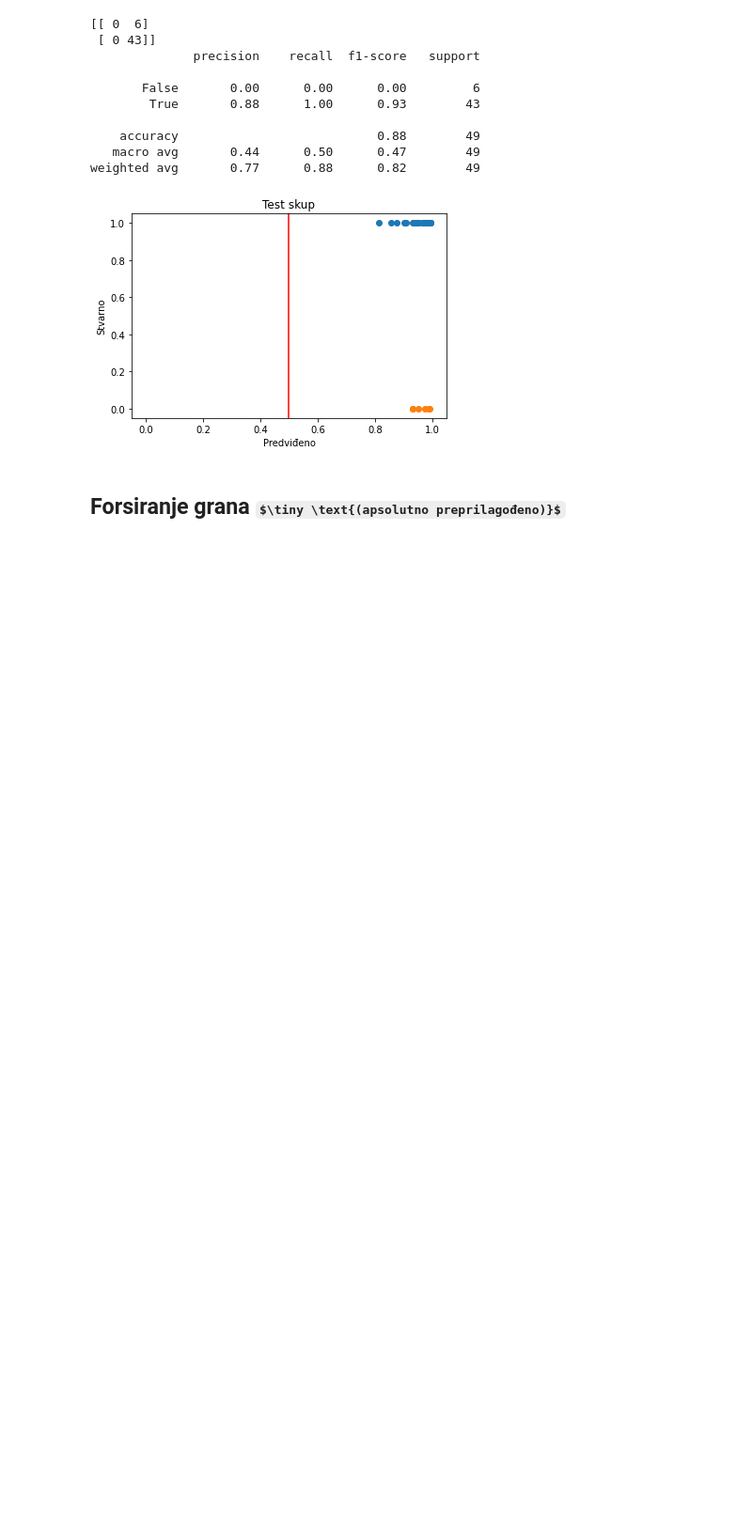
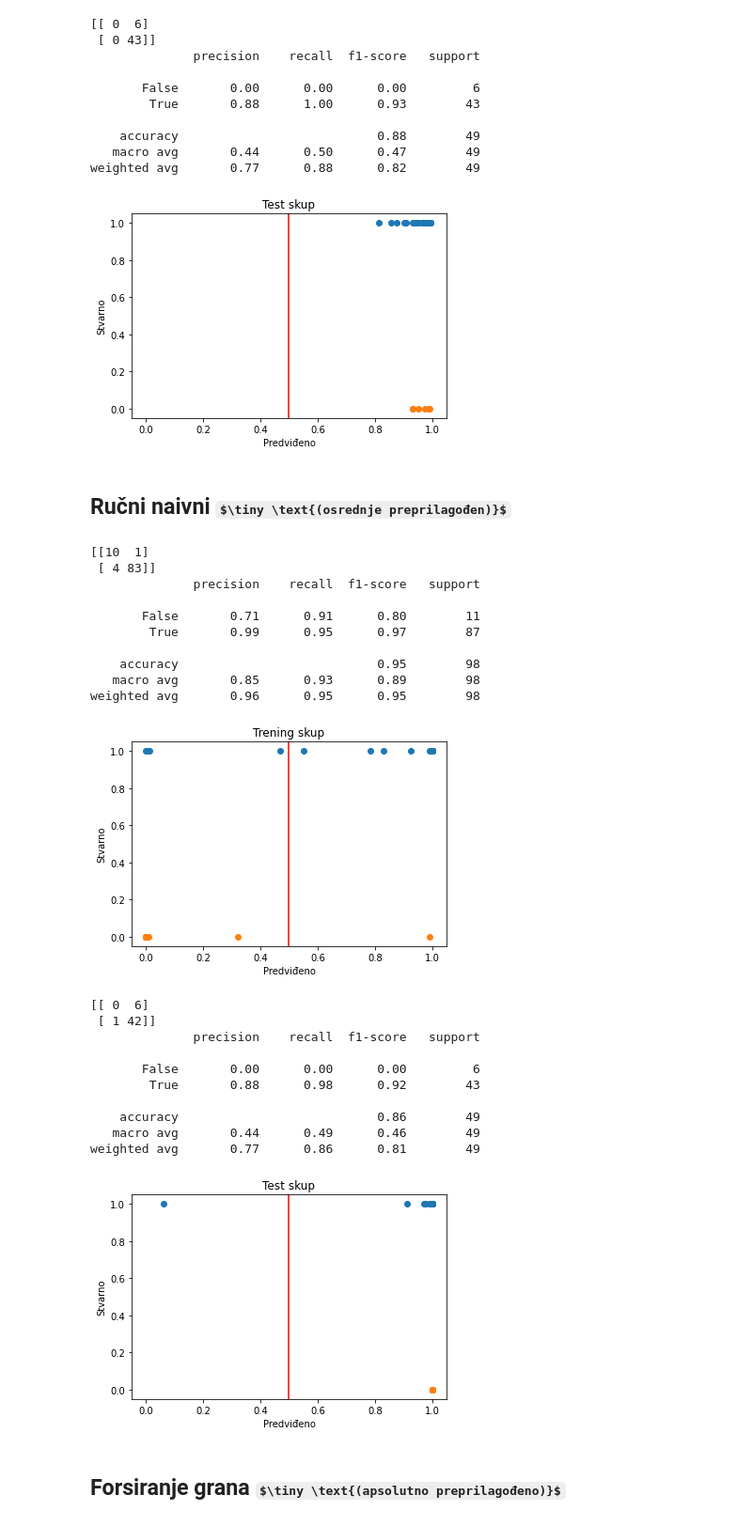
Before and after one commit to matfija/Elektrokonverzija, a Jupyter notebook: elektrobajes.ipynb, the cells around one changed output. Shown at 94% size. Drawn from its saved outputs; the diff is of its cells as text; code cells hidden in the pictures; some formulas as TeX source; blank space fills up the shorter version.

```diff
--- a/elektrobajes.ipynb
+++ b/elektrobajes.ipynb
@@ -208,6 +208,75 @@ nacrtaj(testx, testy, 'Test skup')
    macro avg       0.44      0.50      0.47        49
 weighted avg       0.77      0.88      0.82        49
 [figure]
+# %% [markdown]
+## Ručni naivni $\tiny \text{(osrednje preprilagođen)}$
+# %%
+from functools import reduce
+from operator import mul
+
+prod = lambda niz: reduce(mul, niz, 1)
+norm = lambda dic: (np.array([*dic.values()]) / np.sum(np.array([*dic.values()])))[1]
+
+class MojNaivniBajes:
+    def fit(self, df_train):
+        self.ulazni = df_train.columns[:-1]
+        self.ciljni = df_train.columns[-1]
+
+        self.klase = sorted(list(set(df_train[ciljni])))
+
+        self.probs = {klasa: {atribut: 16*[0.00005] for atribut in ulazni} for klasa in klase}
+
+        self.vrvk = {klasa: len(df_train[df_train[ciljni] == klasa]) / len(df_train) for klasa in klase}
+
+        for indeks in df_train.index:
+            klasa = df_train.loc[indeks, ciljni]
+            for atribut in ulazni:
+                self.probs[klasa][atribut][df_train.loc[indeks, atribut]] += 1/self.vrvk[klasa]
+
+    def predict(self, df_test):
+        y_pred = []
+
+        for indeks in df_test.index:
+            odabir = {klasa: prod([self.probs[klasa][atribut][df_test.loc[indeks, atribut]]
+                                   for atribut in self.ulazni]) for klasa in self.klase}
+            y_pred.append(norm(odabir))
+
+        return y_pred
+
+    def score(self, df_test, naslov):
+        y_true = df_test.loc[:, ciljni]
+        y_pred = self.predict(df_test)
+
+        oceni(y_pred, y_true)
+        nacrtaj(y_pred, y_true, naslov)
+
+mnb = MojNaivniBajes()
+mnb.fit(df_train)
+mnb.score(df_train, 'Trening skup')
+mnb.score(df_test, 'Test skup')
+# %% [output]
+[[10  1]
+ [ 4 83]]
+              precision    recall  f1-score   support
+
+       False       0.71      0.91      0.80        11
+        True       0.99      0.95      0.97        87
+
+    accuracy                           0.95        98
+   macro avg       0.85      0.93      0.89        98
+weighted avg       0.96      0.95      0.95        98
+[figure, added]
+[[ 0  6]
+ [ 1 42]]
+              precision    recall  f1-score   support
+
+       False       0.00      0.00      0.00         6
+        True       0.88      0.98      0.92        43
+
+    accuracy                           0.86        49
+   macro avg       0.44      0.49      0.46        49
+weighted avg       0.77      0.86      0.81        49
+[figure, added]
 # %% [markdown]
 ## Forsiranje grana $\tiny \text{(apsolutno preprilagođeno)}$
 # %%
```
